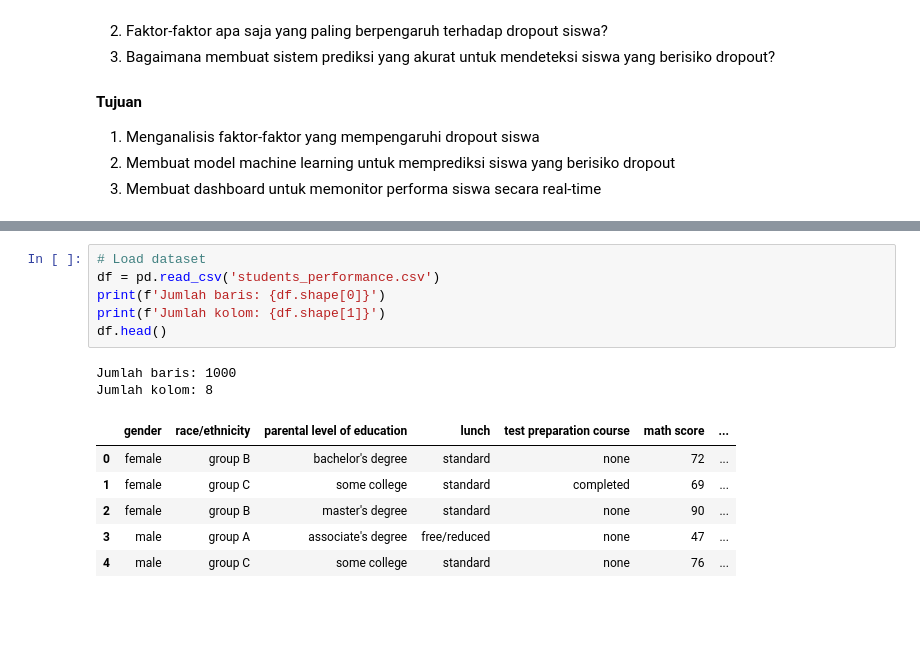
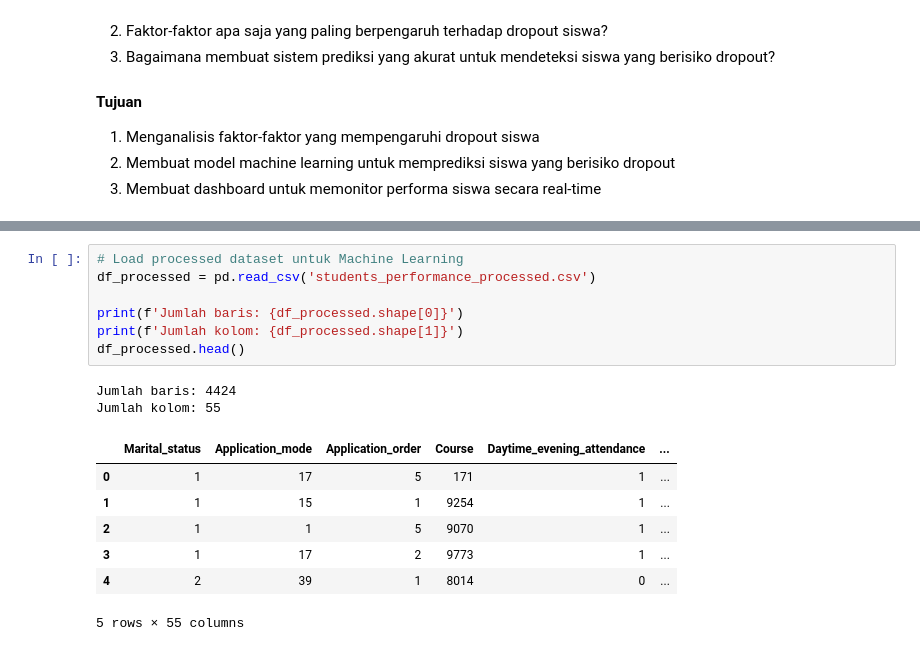
Before and after one commit to fikri6659/Belajar-Penerapan-Data-Science-02, a Jupyter notebook: notebook.ipynb, the cells around one changed output, grey strips where cells are left out. Cells and saved outputs as stored; diff of their text form; blank space fills up the shorter version.

Commit message:
Update notebook.ipynb, fix app.py errors, translate to Indonesian, update dataset, fix dashboard

```diff
--- a/notebook.ipynb
+++ b/notebook.ipynb
@@ -52,15 +106,17 @@ sns.set_palette('Set2')
 # %%
-# Load dataset
-df = pd.read_csv('students_performance.csv')
-print(f'Jumlah baris: {df.shape[0]}')
-print(f'Jumlah kolom: {df.shape[1]}')
-df.head()
+# Load processed dataset untuk Machine Learning
+df_processed = pd.read_csv('students_performance_processed.csv')
+
+print(f'Jumlah baris: {df_processed.shape[0]}')
+print(f'Jumlah kolom: {df_processed.shape[1]}')
+df_processed.head()
 # %% [output]
-Jumlah baris: 1000
-Jumlah kolom: 8
+Jumlah baris: 4424
+Jumlah kolom: 55
-|  | gender | race/ethnicity | parental level of education | lunch | test preparation course | math score | ... |
-| 0 | female | group B | bachelor's degree | standard | none | 72 | ... |
-| 1 | female | group C | some college | standard | completed | 69 | ... |
-| 2 | female | group B | master's degree | standard | none | 90 | ... |
-| 3 | male | group A | associate's degree | free/reduced | none | 47 | ... |
-| 4 | male | group C | some college | standard | none | 76 | ... |
+|  | Marital_status | Application_mode | Application_order | Course | Daytime_evening_attendance | ... |
+| 0 | 1 | 17 | 5 | 171 | 1 | ... |
+| 1 | 1 | 15 | 1 | 9254 | 1 | ... |
+| 2 | 1 | 1 | 5 | 9070 | 1 | ... |
+| 3 | 1 | 17 | 2 | 9773 | 1 | ... |
+| 4 | 2 | 39 | 1 | 8014 | 0 | ... |
+5 rows × 55 columns
```
Also changed, not shown: parts of 34 cells of this notebook, 15 other files.
